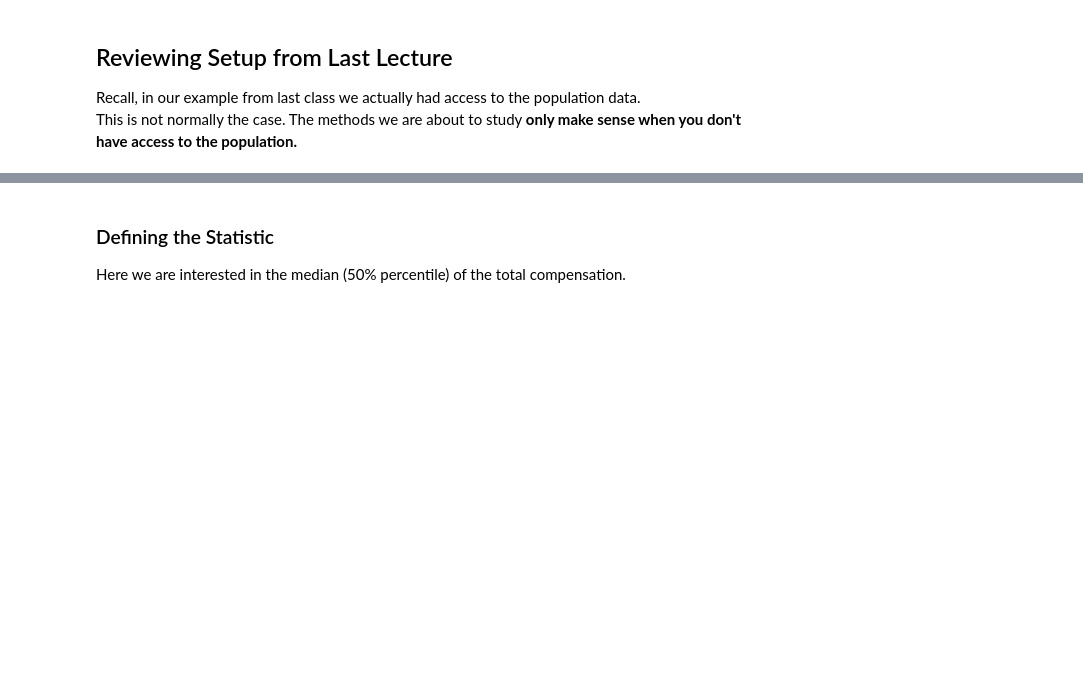
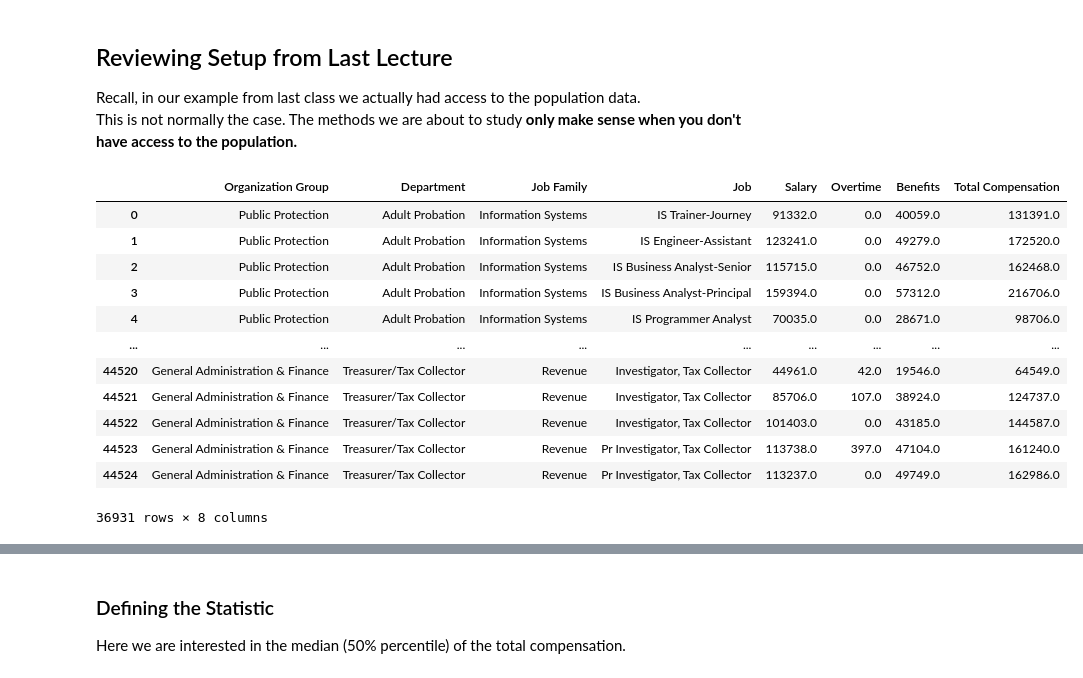
Before and after one commit to csci3022/f23-student, a Jupyter notebook: lec/lec24/lec24.ipynb, the cells around one changed output, grey strips where cells are left out. Saved outputs shown, nothing was run; the diff lists cells and outputs as text; code cells hidden in the pictures; blank space fills up the shorter version.

```diff
--- a/lec/lec24/lec24.ipynb
+++ b/lec/lec24/lec24.ipynb
@@ -14,5 +14,20 @@ This is not normally the case.  The methods we are about to study **only make se
 # %%
 sf = pd.read_csv('san_francisco_2019.csv')
 min_salary = 15 * 20 * 52
-sf = sf[sf["Salary"]>=min_salary]
+sf = sf[sf["Salary"]>=min_salary]+
+sf
+# %% [output]
+|  | Organization Group | Department | Job Family | Job | Salary | Overtime | Benefits | Total Compensation |
+| 0 | Public Protection | Adult Probation | Information Systems | IS Trainer-Journey | 91332.0 | 0.0 | 40059.0 | 131391.0 |
+| 1 | Public Protection | Adult Probation | Information Systems | IS Engineer-Assistant | 123241.0 | 0.0 | 49279.0 | 172520.0 |
+| 2 | Public Protection | Adult Probation | Information Systems | IS Business Analyst-Senior | 115715.0 | 0.0 | 46752.0 | 162468.0 |
+| 3 | Public Protection | Adult Probation | Information Systems | IS Business Analyst-Principal | 159394.0 | 0.0 | 57312.0 | 216706.0 |
+| 4 | Public Protection | Adult Probation | Information Systems | IS Programmer Analyst | 70035.0 | 0.0 | 28671.0 | 98706.0 |
+| ... | ... | ... | ... | ... | ... | ... | ... | ... |
+| 44520 | General Administration & Finance | Treasurer/Tax Collector | Revenue | Investigator, Tax Collector | 44961.0 | 42.0 | 19546.0 | 64549.0 |
+| 44521 | General Administration & Finance | Treasurer/Tax Collector | Revenue | Investigator, Tax Collector | 85706.0 | 107.0 | 38924.0 | 124737.0 |
+| 44522 | General Administration & Finance | Treasurer/Tax Collector | Revenue | Investigator, Tax Collector | 101403.0 | 0.0 | 43185.0 | 144587.0 |
+| 44523 | General Administration & Finance | Treasurer/Tax Collector | Revenue | Pr Investigator, Tax Collector | 113738.0 | 397.0 | 47104.0 | 161240.0 |
+| 44524 | General Administration & Finance | Treasurer/Tax Collector | Revenue | Pr Investigator, Tax Collector | 113237.0 | 0.0 | 49749.0 | 162986.0 |
+36931 rows × 8 columns
 # %%
```
Also changed, not shown: parts of 10 cells of this notebook.
